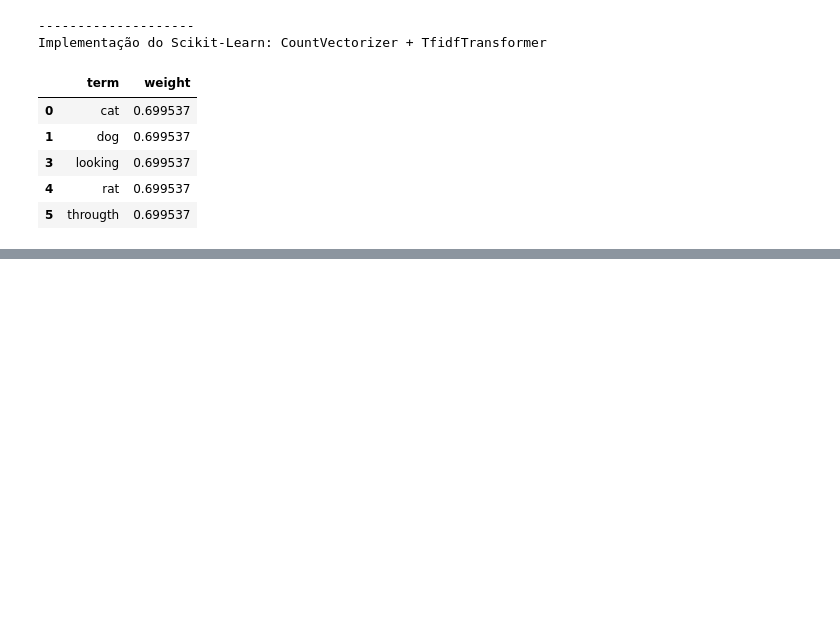
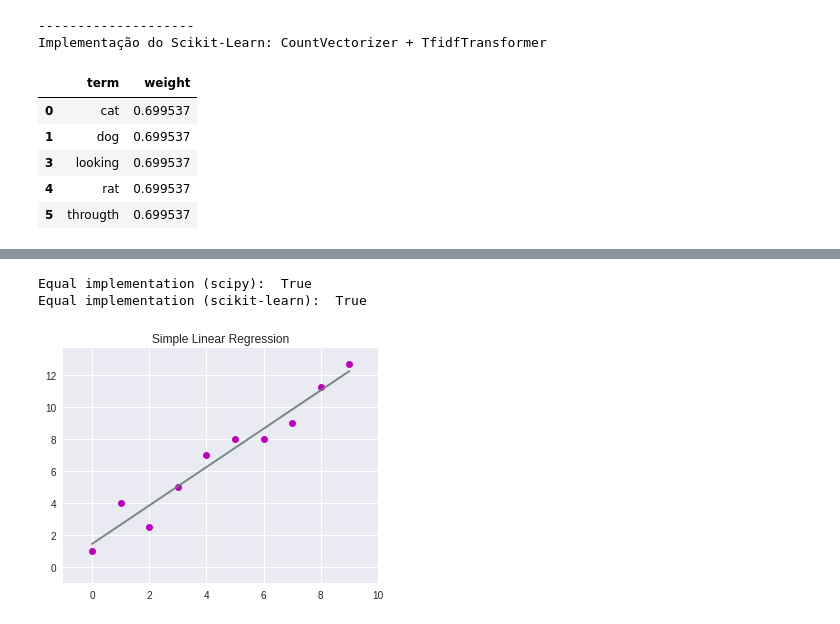
Before and after one commit to edgarbanhesse/ia369y-affective-computing, a Jupyter notebook: T2_Sentiment_Analysis.ipynb, the cells around one changed output, grey strips where cells are left out. Drawn from its saved outputs; the diff is of its cells as text; code cells hidden in the pictures; blank space fills up the shorter version.

```diff
--- a/T2_Sentiment_Analysis.ipynb
+++ b/T2_Sentiment_Analysis.ipynb
@@ -411,0 +480,43 @@ metrics.accuracy_score(values, predicted)
+# %%
+# Regressão Linear de uma variável
+
+x = np.array([0, 1, 2, 3, 4, 5, 6, 7, 8, 9])
+y = np.array([1, 4, 2.5, 5, 7, 8, 8, 9, 11.25, 12.67])
+
+
+def linear_regression(x, y):
+    # covariance
+    N = len(x)
+    c_xy = np.sum(((x - np.mean(x)) * (y - np.mean(y))) / N)
+    b = c_xy / np.var(x)
+    a = np.mean(y) - (b * np.mean(x))
+    return a + (b * x)
+
+e = linear_regression(x, y)
+# scipy implementation
+e_sc = sc.stats.linregress(x, y)
+e_sc_value = e_sc.slope * x + e_sc.intercept
+# Scikit-Learn implementation
+k = [[m] for m in x]
+reg = LinearRegression().fit(k, y)
+e_sk_value = reg.coef_ * k + reg.intercept_
+
+# show off
+error = 1e-10
+print('Equal implementation (scipy): ', np.sum(e - e_sc_value) < error)
+print('Equal implementation (scikit-learn): ', np.sum(e - e_sk_value) < error)
+
+plt.figure(figsize=(5, 4))
+plt.title('Simple Linear Regression')
+plt.plot(x, y, 'mo')
+plt.plot(e, alpha=.75)
+plt.plot(e_sc_value, alpha=.5)
+plt.plot(e_sk_value, alpha=.25)
+plt.xlim([-1, np.max(x) + 1])
+plt.ylim([-1, np.max(y) + 1])
+plt.tight_layout()
+plt.show()
+# %% [output]
+Equal implementation (scipy):  True
+Equal implementation (scikit-learn):  True
+[figure, added]
```
Also changed, not shown: parts of 26 cells of this notebook.
